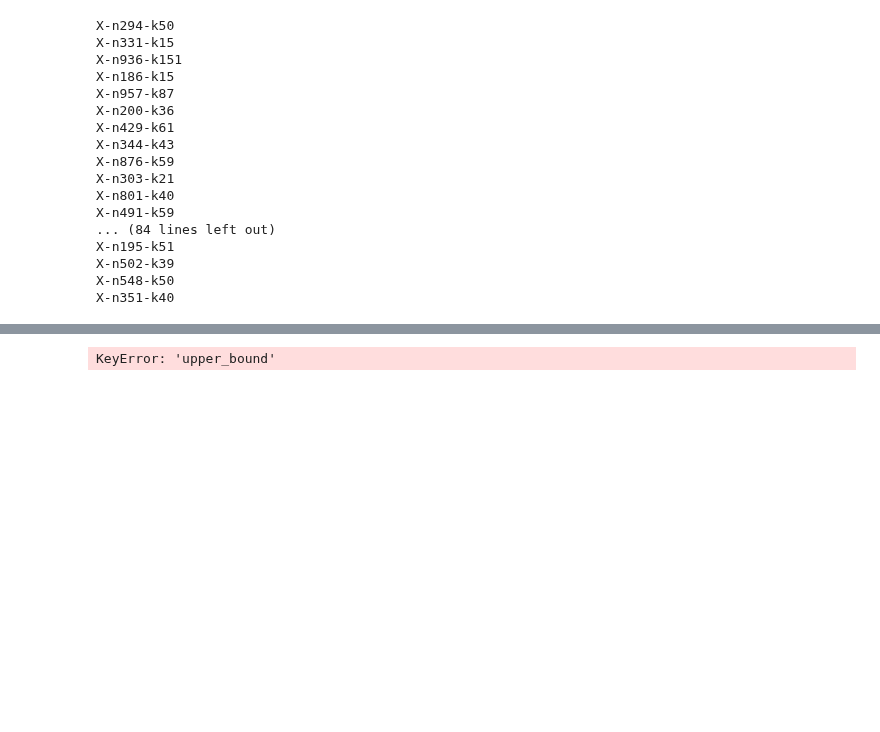
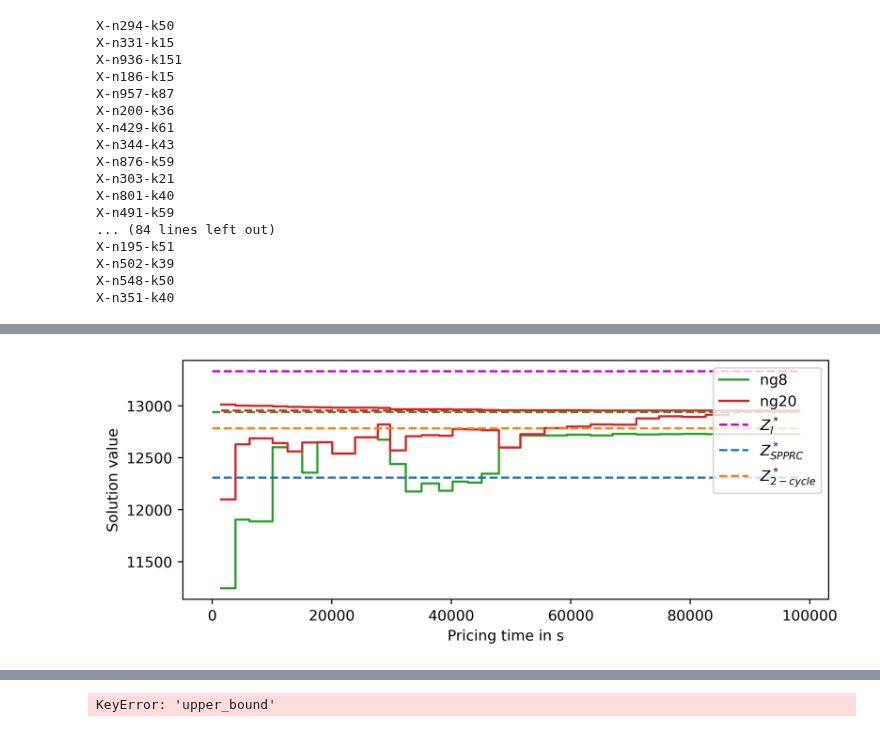
Before and after one commit to habanzu/cvrp, a Jupyter notebook: notebooks/Plotting.ipynb, the cells around one changed output, grey strips where cells are left out. Cells and saved outputs as stored; diff of their text form; code cells hidden in the pictures; blank space fills up the shorter version.

```diff
--- a/notebooks/Plotting.ipynb
+++ b/notebooks/Plotting.ipynb
@@ -42,0 +125,95 @@ PARSE: Writing to file output/X-n294-k50.log
+# %%
+G = parse.parse_graph("X-n120-k6")
+df = parse.parse_output("output_iterations/X-n120-k6.log")
+
+ng20 , time, smoothed, save = True, True, False, False
+plt.figure(figsize=(7.3,3),dpi=400)
+color_map = {"ng20":'#d62728',"ng8":'#2ca02c',"cyc2":"#ff7f0e","SPPRC":'#1f77b4'}
+legend_map = {"ng20":"ng20","ng8":"ng8","cyc2":"2-cycle","SPPRC":"SPPRC"}
+optimal_map = {"ng20":"ng20","ng8":12939,"cyc2":12784,"SPPRC":12308}
+legend_map = {"ng20":"ng20","ng8":"ng8"}
+# display(data)
+
+# ymax = max((df["upper_bound"][0] for df in dfs))
+# ymin = min((df["upper_bound"].iloc[-1] for df in dfs))
+
+if time:
+    xmax = (df[df['method'] == "ng20"])['total time'].cumsum().iloc[-1]
+# elif time :
+#     xmax = (df[df['method'] == ng])['total time'].cumsum().iloc[-1]
+# if time:
+#     xmax = max(((df[df['method'] == method])['total time'].cumsum().iloc[-1] for method in legend_map.keys() if ng20 or df['method'].iloc[-1] != 'ng20'))
+else:
+    xmax = max((df[df['method'] == method].shape[0] for method in legend_map.keys() if ng20 or df['method'].iloc[-1] != 'ng20'))
+
+if time:
+    x_values = list((df[df['method'] == "ng20"])['total time'].cumsum())
+else:
+    x_values = list(range(data[data.method == "ng20"].shape[0]))
+print(x_values)
+
+for method in list(legend_map.keys())[::-1]:
+#     method = data['method'].iloc[-1]
+#     if method == "ng20" and not ng20:
+#         continue
+    init_val = df['upper_bound'][0]
+    data = df[df['method'] == method].copy()
+
+    if smoothed:
+        lower_bounds = []
+        best_lb = data['lower_bound'].iloc[0]
+        for lb in data['lower_bound']:
+            if lb > best_lb:
+                best_lb = lb
+            lower_bounds.append(best_lb)
+    else:
+        lower_bounds = list(data['lower_bound'])
+
+#     label_string = r"$\Omega_{" + legend_map[method] + r"}$"
+    label_string = legend_map[method]
+    lines = plt.plot(x_values, lower_bounds, label=label_string,drawstyle='steps-post',color=color_map[method])
+    color = lines[0].get_color()
+
+    if method == "ng20":
+        upper_bounds = list(data['upper_bound'])
+#     if time:
+#         x_values.insert(0,0)
+#         upper_bounds.insert(0,init_val)
+        plt.plot(x_values, upper_bounds, color=color ,drawstyle='steps-post')#, label="$Z_{" + method + "}$")
+
+#     x_values.append(xmax)
+        final_val = [upper_bounds[-1] for i in range(len(upper_bounds))]
+        plt.plot(x_values,final_val, "--", color=color)#, label="$Z^*_{" + method + "}$")
+    else:
+        optimal = [optimal_map[method] for i in range(2)]
+        plt.plot([0,xmax], optimal, "--", color=color)
+
+optimal = [13332 for i in range(2)]
+plt.plot([0,xmax], optimal, "--", label="$Z^*_{I}$",color="m")
+
+optimal = [optimal_map["SPPRC"] for i in range(2)]
+plt.plot([0,xmax], optimal, "--", label="$Z^*_{SPPRC}$",color=color_map["SPPRC"])
+
+optimal = [optimal_map["cyc2"] for i in range(2)]
+plt.plot([0,xmax], optimal, "--", label="$Z^*_{2-cycle}$",color=color_map["cyc2"])
+
+# T = nx.minimum_spanning_tree(G)
+# K = G.graph['min_trucks']
+# lowest_remaining_edge_weights = [weight for u,v,weight in G.edges().data('weight') if not T.has_edge(u,v)]
+# mst = T.size(weight='weight') + sum(sorted(lowest_remaining_edge_weights)[:K])
+# mst = [mst for i in range(len(x_values))]
+# plt.plot(x_values,mst,"y--",label="MST Bound")
+
+# plt.ylim((ymin*0.99,ymax*1.007))
+# plt.xscale('log')
+# plt.xlim((3,xmax*1.1))
+
+plt.legend(loc='upper right')
+if time:
+    plt.xlabel("Pricing time in s")
+else:
+    plt.xlabel("Pricing Iterations")
+plt.ylabel("Solution value")
+plt.tight_layout()
+plt.savefig("plots/X-n120-k6.it.pgf")
+# %% [output]
@@ -43,3 +225,4 @@ PARSE: Writing to file output/X-n294-k50.log
+[figure, added]
 # %%
 color_map = {"ng20":"b","ng8":"r","cyc2":"c","SPPRC":"k"}
 
```
Also changed, not shown: parts of 7 cells of this notebook, 13 other files.
